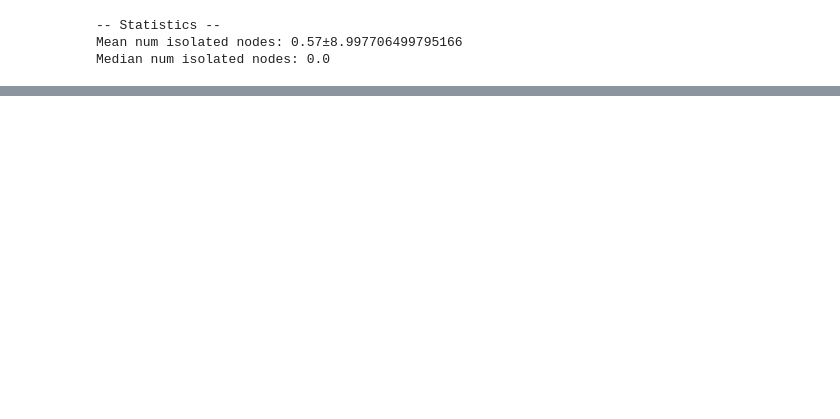
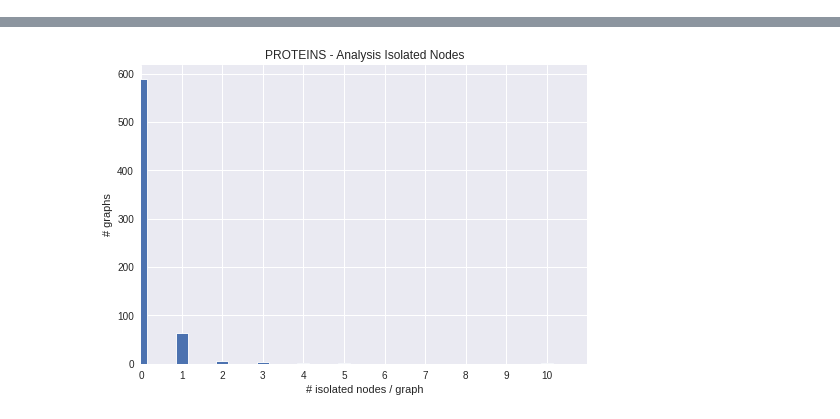
Before and after one commit to CheshireCat12/graph-matching-gnn-reduction, a Jupyter notebook: graph_analysis/notebooks/analysis_stats.ipynb, the cells around one changed output, grey strips where cells are left out. Saved outputs shown, nothing was run; the diff lists cells and outputs as text; code cells hidden in the pictures; blank space fills up the shorter version.

```diff
--- a/graph_analysis/notebooks/analysis_stats.ipynb
+++ b/graph_analysis/notebooks/analysis_stats.ipynb
@@ -56,10 +99,6 @@ Median num connected components: 1.0
 # %%
 # Isolated nodes
-print_statistics(graph_stats['n_isolated_nodes'],
-                 'num isolated nodes')
 plot_bar(graph_stats['n_isolated_nodes'],
-         '# isolated nodes / graph')
+         title=f'{dataset_name.upper()} - Analysis Isolated Nodes',
+         xlabel='# isolated nodes / graph')
 # %% [output]
--- Statistics --
-Mean num isolated nodes: 0.57±8.997706499795166
-Median num isolated nodes: 0.0
@@ -67,0 +105 @@ Median num isolated nodes: 0.0
+[figure, added]
```
Also changed, not shown: parts of 14 cells of this notebook, 4 other files.
